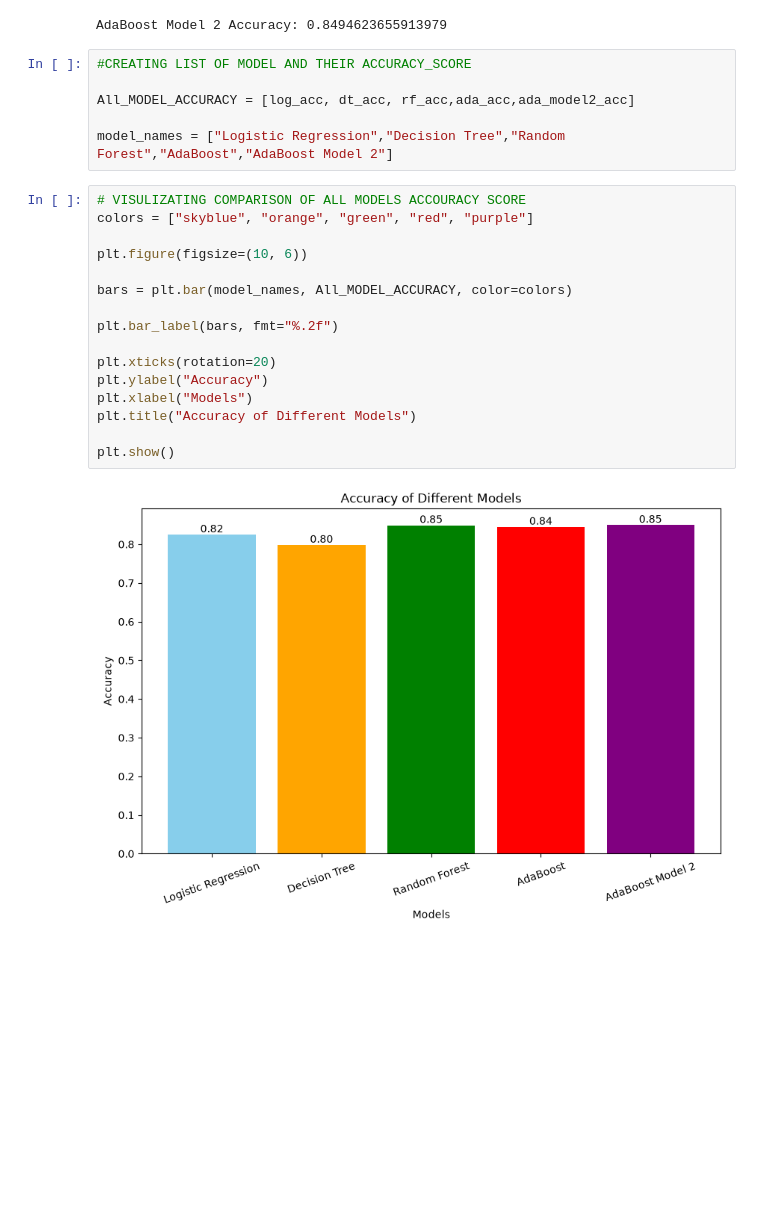
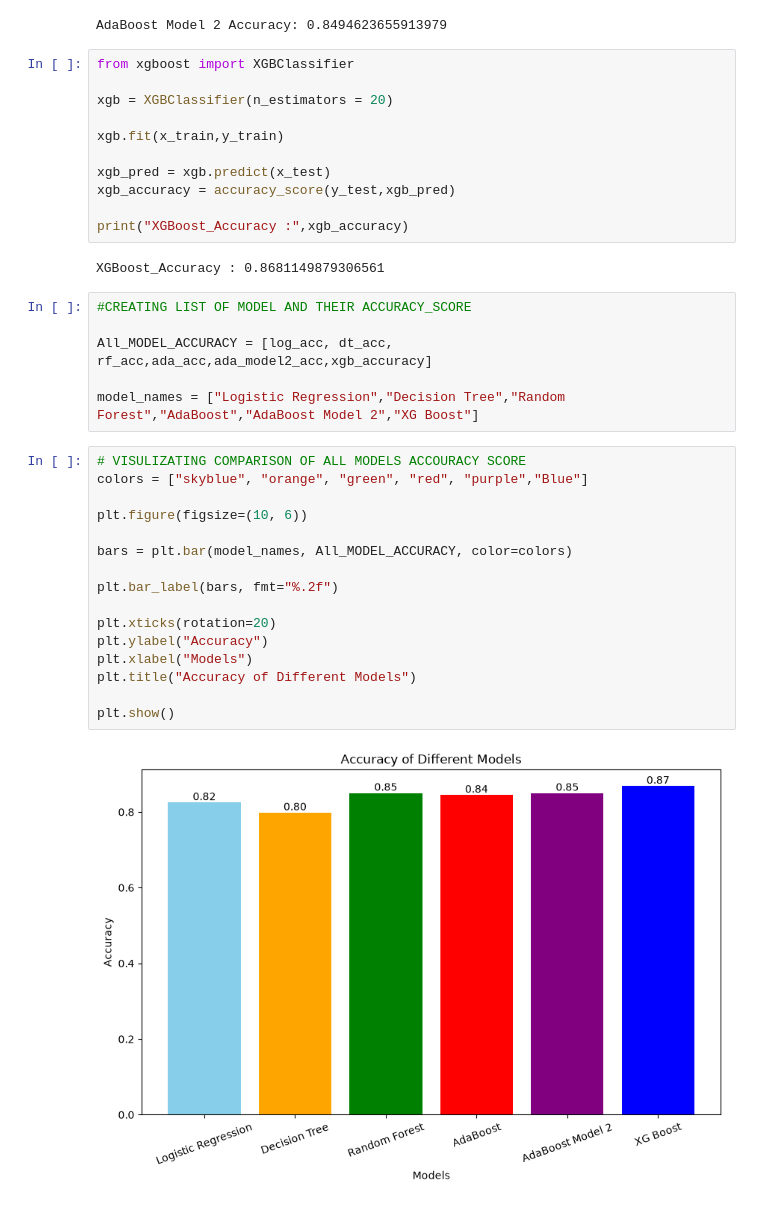
Before and after one commit to bhusejaydeep3/ML-Algorithms-, a Jupyter notebook: Supervised/CLASSIFICATION/income classification.ipynb, the cells around one changed output. Cells and saved outputs as stored; diff of their text form; blank space fills up the shorter version.

Commit message:
Add XGBoost model and update model comparison

```diff
--- a/Supervised/CLASSIFICATION/income classification.ipynb
+++ b/Supervised/CLASSIFICATION/income classification.ipynb
@@ -438,30 +423,43 @@ ada_model2_acc = accuracy_score(y_test,ada_model2_pred)
 print("AdaBoost Model 2 Accuracy:", ada_model2_acc)
 # %% [output]
 AdaBoost Model 2 Accuracy: 0.8494623655913979
+# %%
+from xgboost import XGBClassifier
+
+xgb = XGBClassifier(n_estimators = 20)
+
+xgb.fit(x_train,y_train)
+
+xgb_pred = xgb.predict(x_test)
+xgb_accuracy = accuracy_score(y_test,xgb_pred)
+
+print("XGBoost_Accuracy :",xgb_accuracy)
+# %% [output]
+XGBoost_Accuracy : 0.8681149879306561
 # %%
 #CREATING LIST OF MODEL AND THEIR ACCURACY_SCORE
 
-All_MODEL_ACCURACY = [log_acc, dt_acc, rf_acc,ada_acc,ada_model2_acc]
+All_MODEL_ACCURACY = [log_acc, dt_acc, rf_acc,ada_acc,ada_model2_acc,xgb_accuracy]
 
-model_names = ["Logistic Regression","Decision Tree","Random Forest","AdaBoost","AdaBoost Model 2"]
+model_names = ["Logistic Regression","Decision Tree","Random Forest","AdaBoost","AdaBoost Model 2","XG Boost"]
 # %%
 # VISULIZATING COMPARISON OF ALL MODELS ACCOURACY SCORE
-colors = ["skyblue", "orange", "green", "red", "purple"]
+colors = ["skyblue", "orange", "green", "red", "purple","Blue"]
 
 plt.figure(figsize=(10, 6))
 
 bars = plt.bar(model_names, All_MODEL_ACCURACY, color=colors)
 
 plt.bar_label(bars, fmt="%.2f")
 
 plt.xticks(rotation=20)
 plt.ylabel("Accuracy")
 plt.xlabel("Models")
 plt.title("Accuracy of Different Models")
 
 plt.show()
 # %% [output]
-[figure, old version]
+[figure, new version]
 # %%
 from sklearn.metrics import classification_report,confusion_matrix
 # Classification report for Random Forest
```
Also changed, not shown: parts of 7 cells of this notebook.
